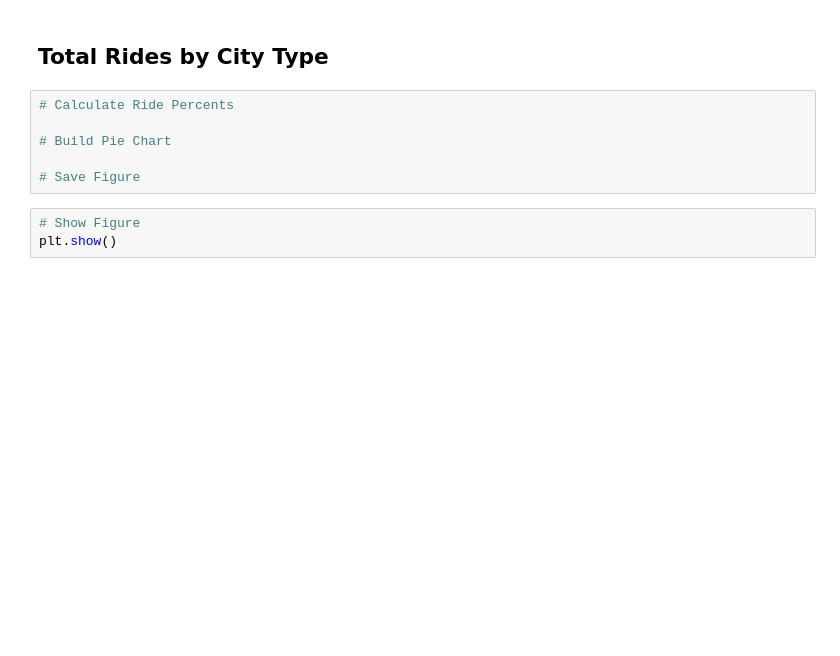
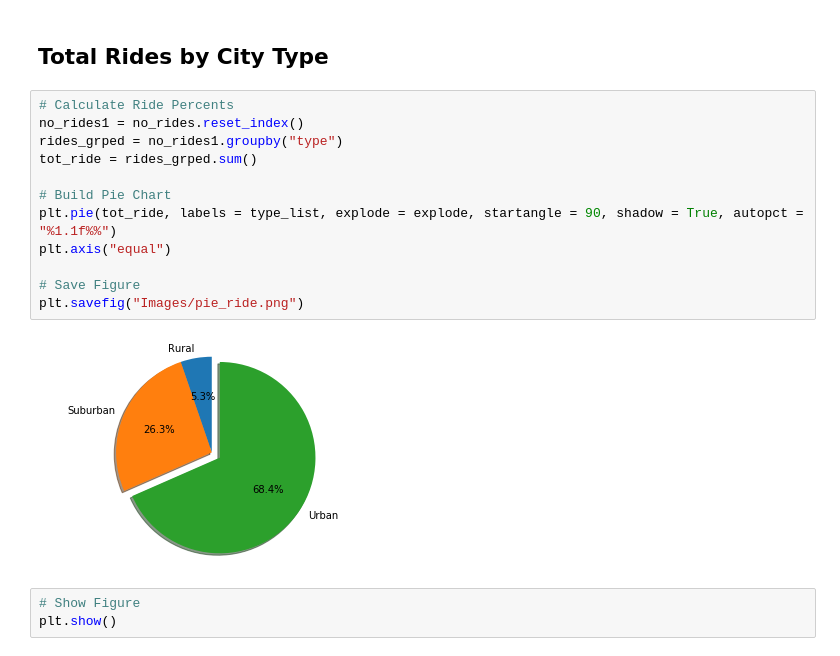
Before and after one commit to rochiecuevas/Pyber, a Jupyter notebook: pyber_starter.ipynb, the cells around one changed output. Saved outputs shown, nothing was run; the diff lists cells and outputs as text; blank space fills up the shorter version.

```diff
--- a/pyber_starter.ipynb
+++ b/pyber_starter.ipynb
@@ -80,12 +143,20 @@ plt.show()
 plt.show()
 # %% [markdown]
 ## Total Rides by City Type
-# %%
-# Calculate Ride Percents
-
-# Build Pie Chart
-
-# Save Figure
+# %%
+# Calculate Ride Percents
+no_rides1 = no_rides.reset_index()
+rides_grped = no_rides1.groupby("type")
+tot_ride = rides_grped.sum()
+
+# Build Pie Chart
+plt.pie(tot_ride, labels = type_list, explode = explode, startangle = 90, shadow = True, autopct = "%1.1f%%")
+plt.axis("equal")
+
+# Save Figure
+plt.savefig("Images/pie_ride.png")
+# %% [output]
+[figure, added]
 # %%
 # Show Figure
 plt.show()
```
Also changed, not shown: parts of 10 cells of this notebook, 5 other files.
